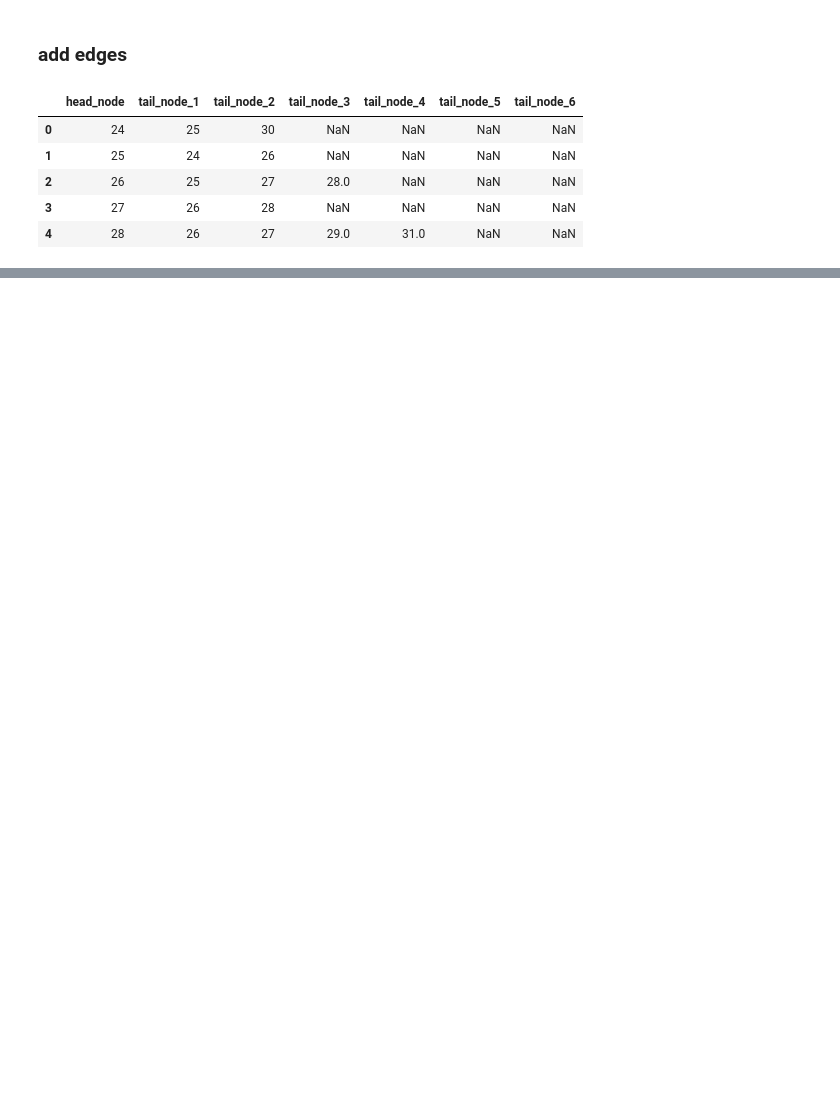
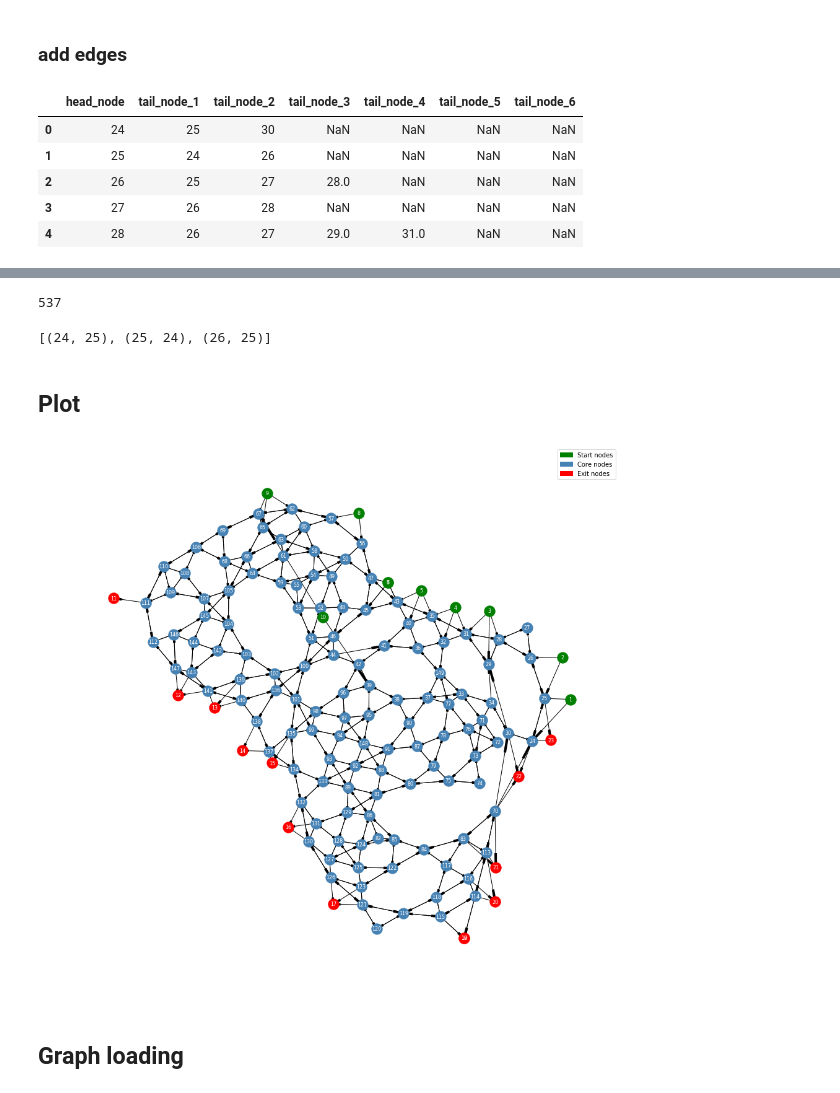
Before and after one commit to Olivier-Lakoue/Graph_ML_Problems, a Jupyter notebook: notebooks/[18]_submit_graph.ipynb, the cells around one changed output, grey strips where cells are left out. Cells and saved outputs as stored; diff of their text form; code cells hidden in the pictures; blank space fills up the shorter version.

Commit message:
large graph

```diff
--- a/notebooks/[18]_submit_graph.ipynb
+++ b/notebooks/[18]_submit_graph.ipynb
@@ -61,12 +82,12 @@ nx.set_node_attributes(g, None, 'actors')
 # entry edges
 entry_edges = pd.read_csv('../data/entry_edges_Hongo_district.csv', header=None)
 # %%
-entry_edges_tpl = [(x[0],x[1]) for x in entry_edges.itertuples()]
+entry_edges_tpl = [(x[1],x[2]) for x in entry_edges.itertuples()]
 # %%
 # exit edges
 exit_edges = pd.read_csv('../data/exit_edges_Hongo_district.csv', header=None)
 # %%
-exit_edges_tpl = [(x[0],x[1]) for x in exit_edges.itertuples()]
+exit_edges_tpl = [(x[1],x[2]) for x in exit_edges.itertuples()]
 # %%
 # core nodes edges
 core_edges = pd.read_csv('../data/core_edge_list_Hongo_district.csv')
@@ -81,8 +102,9 @@ core_edges.head()
 | 4 | 28 | 26 | 27 | 29.0 | 31.0 | NaN | NaN |
 # %%
 edg_lst = []
-for col in core_edges.head():
+for col in core_edges:
     if col != 'head_node':
-        head_val = core_edges['head_node'].head().values
-        tail_val = core_edges[col].head().values
+        head_val = core_edges['head_node'].values
+        tail_val = core_edges[col].values
         edg_lst.append([(x, y) for x,y in zip(head_val, tail_val)])
+core_edge_list = [(x[0],int(x[1])) for y in edg_lst for x in y if not math.isnan(float(x[1]))]
@@ -97,0 +111,15 @@ edg_lst
+# %%
+len(core_edge_list)
+# %% [output]
+537
+# %%
+core_edge_list[:3]
+# %% [output]
+[(24, 25), (25, 24), (26, 25)]
+# %%
+# add edges
+g.add_edges_from(entry_edges_tpl)
+g.add_edges_from(exit_edges_tpl)
+g.add_edges_from(core_edge_list)
+# %% [markdown]
+## Plot
@@ -97,0 +128,24 @@ edg_lst
+# %%
+plt.figure(figsize=(16,16))
+pos = nx.kamada_kawai_layout(g)
+nx.draw_networkx_edges(g, pos)
+
+nx.draw_networkx_nodes(g, pos, node_color='steelblue', nodelist=[x[0] for x in core_nodes])
+nx.draw_networkx_nodes(g, pos, node_color='g', nodelist=entry_nodes)
+nx.draw_networkx_nodes(g, pos, node_color='r', nodelist=exit_nodes)
+
+nx.draw_networkx_labels(g, pos, font_color='w', font_size=8)
+
+plt.axis('off')
+
+blue_patch = mpatches.Patch(color='steelblue', label='Core nodes')
+red_patch = mpatches.Patch(color='r', label='Exit nodes')
+green_patch = mpatches.Patch(color='g', label='Start nodes')
+
+plt.legend(handles=[green_patch,blue_patch,red_patch])
+
+plt.show()
+# %% [output]
+[figure, added]
+# %% [markdown]
+## Graph loading
```
Also changed, not shown: parts of 8 cells of this notebook, 3 other files.
